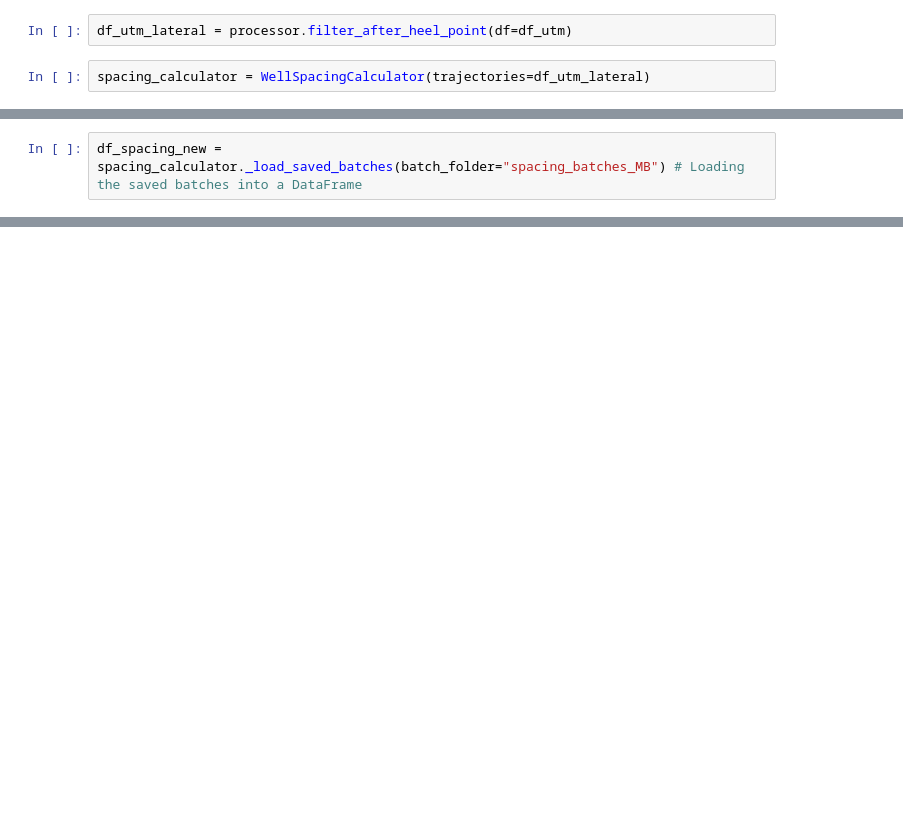
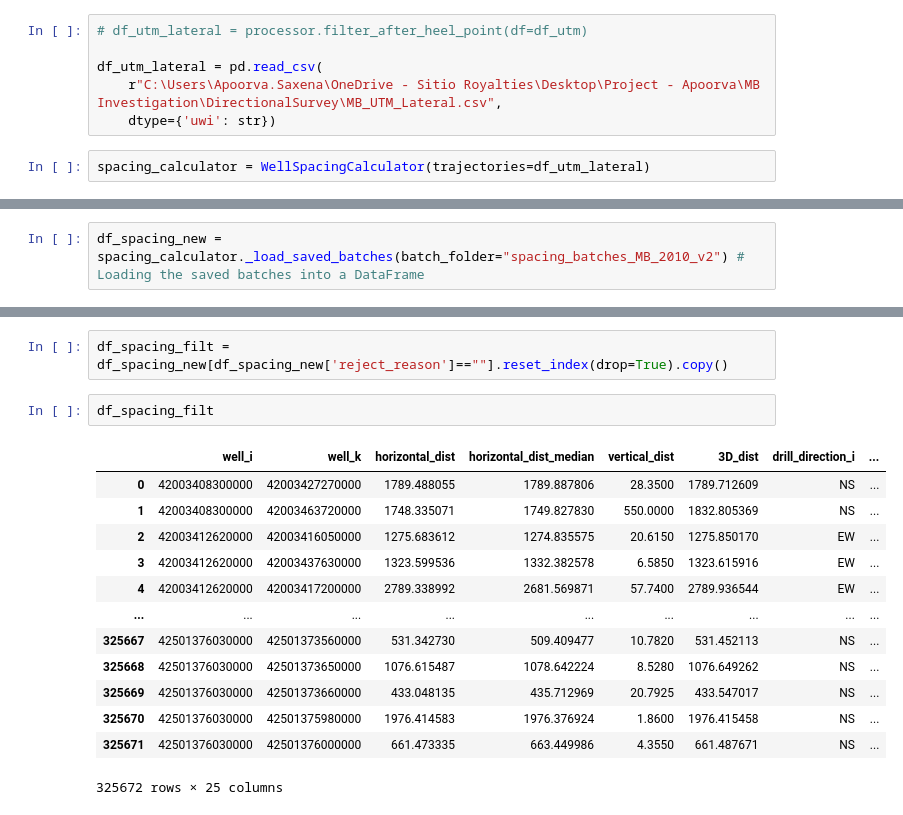
Before and after one commit to apoorvasaxena03/well-spacing-analyzer, a Jupyter notebook: notebooks/spacing_stat_ik_v2.ipynb, the cells around one changed output, grey strips where cells are left out. Cells and saved outputs as stored; diff of their text form; blank space fills up the shorter version.

```diff
--- a/notebooks/spacing_stat_ik_v2.ipynb
+++ b/notebooks/spacing_stat_ik_v2.ipynb
@@ -1874,5 +1900,9 @@ df_utm = processor.compute_utm_coordinates(df=df_MB_directional)
 # %%
-df_utm_lateral = processor.filter_after_heel_point(df=df_utm)
+# df_utm_lateral = processor.filter_after_heel_point(df=df_utm)
+
+df_utm_lateral = pd.read_csv(
+    r"C:\Users\Apoorva.Saxena\OneDrive - Sitio Royalties\Desktop\Project - Apoorva\MB Investigation\DirectionalSurvey\MB_UTM_Lateral.csv",
+    dtype={'uwi': str})
 # %%
 spacing_calculator = WellSpacingCalculator(trajectories=df_utm_lateral)
 # %%
@@ -1889,3 +1919,3 @@ spacing_calculator._calculate_spacing_statistics(
 # %%
-df_spacing_new = spacing_calculator._load_saved_batches(batch_folder="spacing_batches_MB") # Loading the saved batches into a DataFrame
+df_spacing_new = spacing_calculator._load_saved_batches(batch_folder="spacing_batches_MB_2010_v2") # Loading the saved batches into a DataFrame
 # %% [output]
@@ -1909,0 +1924,18 @@ df_MB_header
+# %%
+df_spacing_filt = df_spacing_new[df_spacing_new['reject_reason']==""].reset_index(drop=True).copy()
+# %%
+df_spacing_filt
+# %% [output]
+|  | well_i | well_k | horizontal_dist | horizontal_dist_median | vertical_dist | 3D_dist | drill_direction_i | ... |
+| 0 | 42003408300000 | 42003427270000 | 1789.488055 | 1789.887806 | 28.3500 | 1789.712609 | NS | ... |
+| 1 | 42003408300000 | 42003463720000 | 1748.335071 | 1749.827830 | 550.0000 | 1832.805369 | NS | ... |
+| 2 | 42003412620000 | 42003416050000 | 1275.683612 | 1274.835575 | 20.6150 | 1275.850170 | EW | ... |
+| 3 | 42003412620000 | 42003437630000 | 1323.599536 | 1332.382578 | 6.5850 | 1323.615916 | EW | ... |
+| 4 | 42003412620000 | 42003417200000 | 2789.338992 | 2681.569871 | 57.7400 | 2789.936544 | EW | ... |
+| ... | ... | ... | ... | ... | ... | ... | ... | ... |
+| 325667 | 42501376030000 | 42501373560000 | 531.342730 | 509.409477 | 10.7820 | 531.452113 | NS | ... |
+| 325668 | 42501376030000 | 42501373650000 | 1076.615487 | 1078.642224 | 8.5280 | 1076.649262 | NS | ... |
+| 325669 | 42501376030000 | 42501373660000 | 433.048135 | 435.712969 | 20.7925 | 433.547017 | NS | ... |
+| 325670 | 42501376030000 | 42501375980000 | 1976.414583 | 1976.376924 | 1.8600 | 1976.415458 | NS | ... |
+| 325671 | 42501376030000 | 42501376000000 | 661.473335 | 663.449986 | 4.3550 | 661.487671 | NS | ... |
+325672 rows × 25 columns
```
Also changed, not shown: parts of 9 cells of this notebook, 10 other files.
